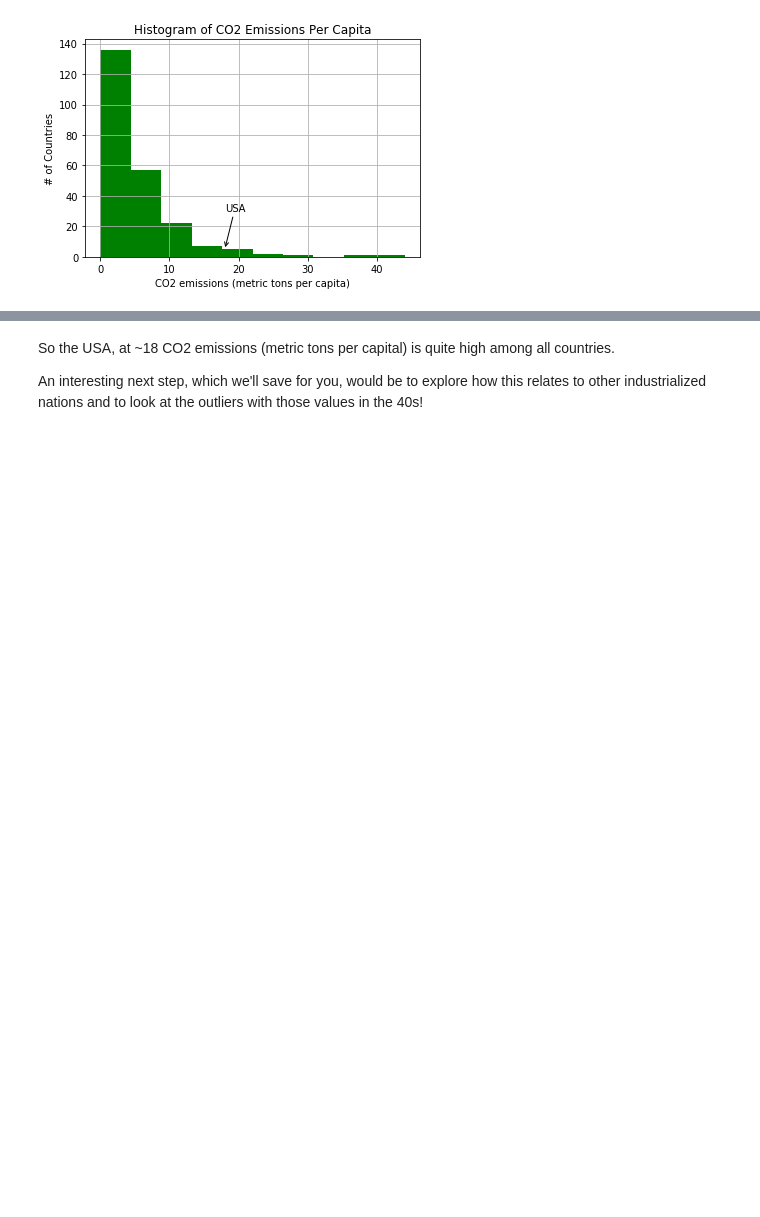
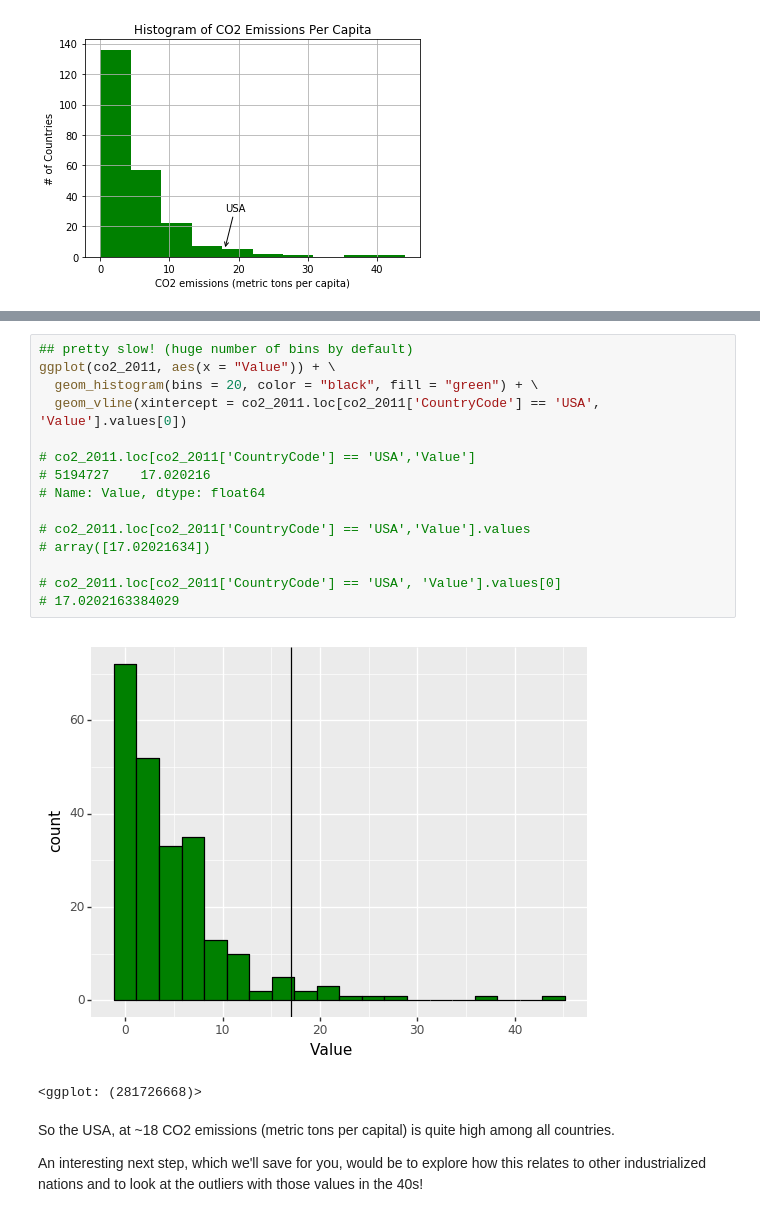
Before and after one commit to ingonader/python-for-data-science-edx, a Jupyter notebook: week-05-visualization/05a_Matplotlib_Notebook.ipynb, the cells around one changed output, grey strips where cells are left out. Drawn from its saved outputs; the diff is of its cells as text; blank space fills up the shorter version.

```diff
--- a/week-05-visualization/05a_Matplotlib_Notebook.ipynb
+++ b/week-05-visualization/05a_Matplotlib_Notebook.ipynb
@@ -335,3 +374,21 @@ See the caveats in the documentation: http://pandas.pydata.org/pandas-docs/stabl
+# %%
+## pretty slow! (huge number of bins by default)
+ggplot(co2_2011, aes(x = "Value")) + \
+  geom_histogram(bins = 20, color = "black", fill = "green") + \
+  geom_vline(xintercept = co2_2011.loc[co2_2011['CountryCode'] == 'USA', 'Value'].values[0])
+
+# co2_2011.loc[co2_2011['CountryCode'] == 'USA','Value']
+# 5194727    17.020216
+# Name: Value, dtype: float64
+
+# co2_2011.loc[co2_2011['CountryCode'] == 'USA','Value'].values
+# array([17.02021634])
+
+# co2_2011.loc[co2_2011['CountryCode'] == 'USA', 'Value'].values[0]
+# 17.0202163384029
+# %% [output]
+[figure, added]
+<ggplot: (281726668)>
 # %% [markdown]
 So the USA, at ~18 CO2 emissions (metric tons per capital) is quite high among all countries.
 
```
Also changed, not shown: parts of 9 cells of this notebook.
